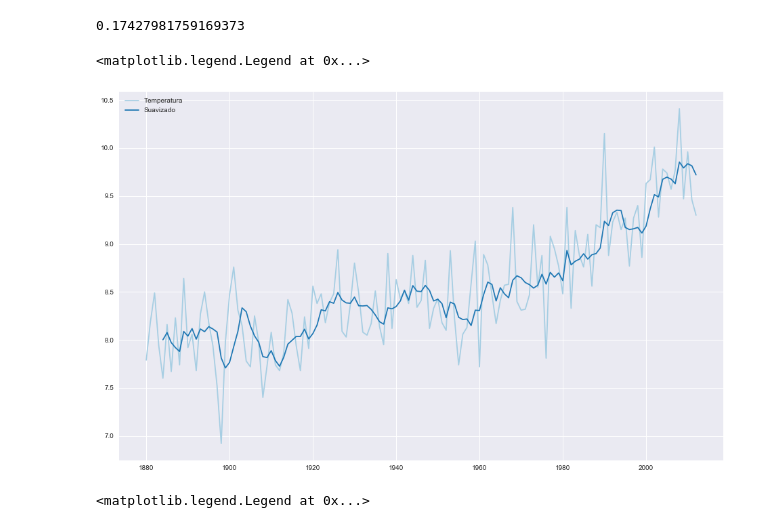
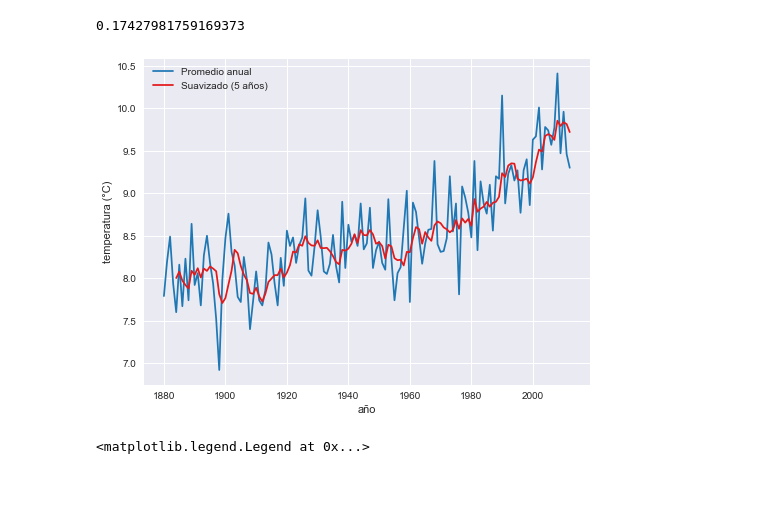
Before and after one commit to smcsicardi/metnum-tp3, a Jupyter notebook: world temperature least squares.ipynb, the cells around one changed output. Cells and saved outputs as stored; diff of their text form; code cells hidden in the pictures; blank space fills up the shorter version.

Commit message:
avanzando con world

```diff
--- a/world temperature least squares.ipynb
+++ b/world temperature least squares.ipynb
@@ -10,7 +10,7 @@ from scipy import stats
 from math import *
 from util import *
 
-plt.rcParams["figure.figsize"] = (16, 10)
+plt.rcParams["figure.figsize"] = (8, 6)
 palette = sns.color_palette()
 # %% [markdown]
 ## Parseo de datos
@@ -223,14 +223,16 @@ sum(errors)/len(range(1880, 1990))
 # %%
 palette = sns.color_palette('Paired')
 df = pd.read_csv('data/worldTemperature.csv')
 df['rolling'] = df.rolling(5)['temp'].mean()
 
-plt.plot(df['year'], df['temp'], 'r', label='Temperatura', markersize=4, color=palette[0])
-plt.plot(df['year'], df['rolling'], 'r', label='Suavizado', markersize=4, color=palette[1])
+plt.plot(df['year'], df['temp'], 'r', label='Promedio anual', color=palette[1])
+plt.plot(df['year'], df['rolling'], 'r', label='Suavizado (5 años)', color=palette[5])
+plt.xlabel('año')
+plt.ylabel('temperatura (°C)')
 plt.legend()
+plt.savefig('world_temp.png', dpi=300)
 # %% [output]
-<matplotlib.legend.Legend at 0x...>
-[figure, old version]
+[figure, new version]
 # %%
 df2 = colapsarK(df, 'rolling', 2, drop=False)
 df2 = df2[df2.index > 5]
```
Also changed, not shown: parts of 2 cells of this notebook.
